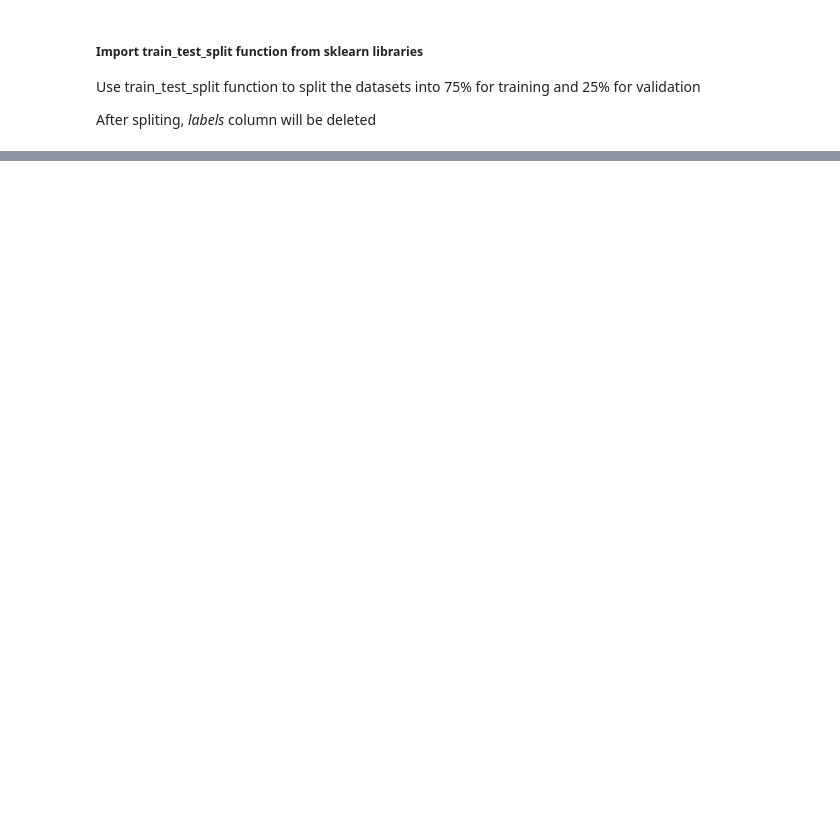
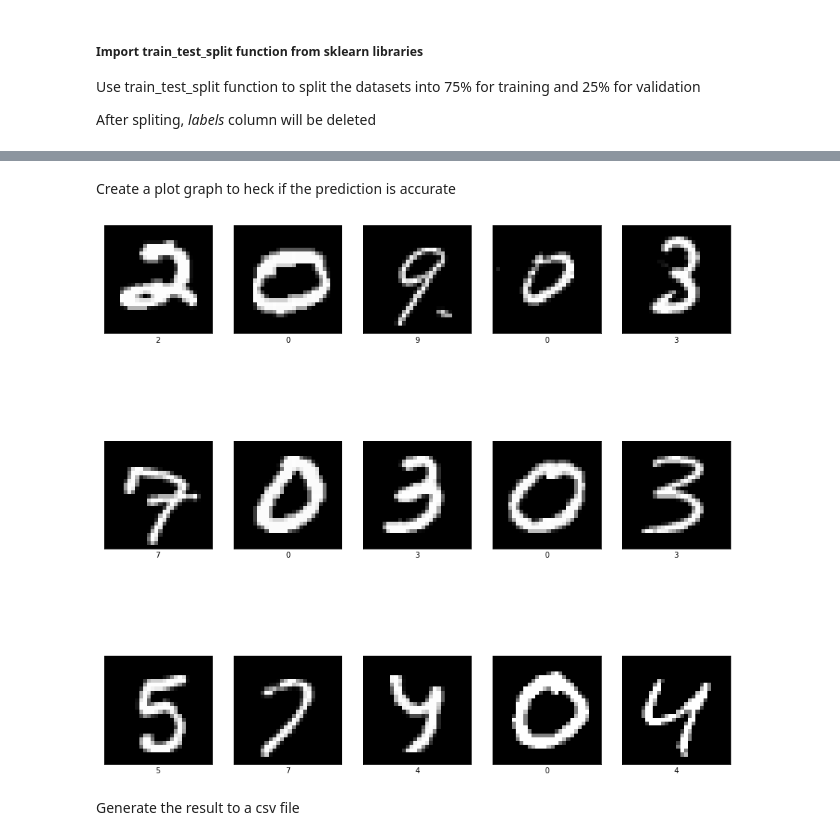
Before and after one commit to frentzen2003/AMDexcersie, a Jupyter notebook: Tensorflow Model For Image Classification/Tensorflow Model For Image Classification.ipynb, the cells around one changed output, grey strips where cells are left out. Saved outputs shown, nothing was run; the diff lists cells and outputs as text; code cells hidden in the pictures; blank space fills up the shorter version.

```diff
--- a/Tensorflow Model For Image Classification/Tensorflow Model For Image Classification.ipynb
+++ b/Tensorflow Model For Image Classification/Tensorflow Model For Image Classification.ipynb
@@ -59,0 +223,15 @@ None
+# %%
+import numpy
+
+source_test_data = pd.read_csv('data/test.csv')
+source_test_data_tersorflow = tensorflow.data.Dataset.from_tensor_slices(
+    (
+        [
+            source_test_data.to_numpy().reshape(len(source_test_data),28,28,1)
+        ]
+    )
+)
+print(source_test_data_tersorflow)
+
+prediction_data = model.predict(source_test_data_tersorflow)
+prediction_data = numpy.argmax(prediction_data, axis=1)
@@ -59,0 +241,17 @@ None
+# %% [markdown]
+<p> Create a plot graph to heck if the prediction is accurate </p>
+# %%
+plt.figure(figsize=(15,15))
+
+for count, current_row in source_test_data.head(15).iterrows():
+    plt.subplot(3,5,count+1)
+    plt.xticks([])
+    plt.yticks([])
+    plt.grid(False)
+
+    plt.imshow(current_row.values.reshape((28,28)), cmap='gray')
+    plt.xlabel(prediction_data[count])
+# %% [output]
+[figure, added]
+# %% [markdown]
+<p> Generate the result to a csv file </p>
```
Also changed, not shown: parts of 19 cells of this notebook, 12 other files.
